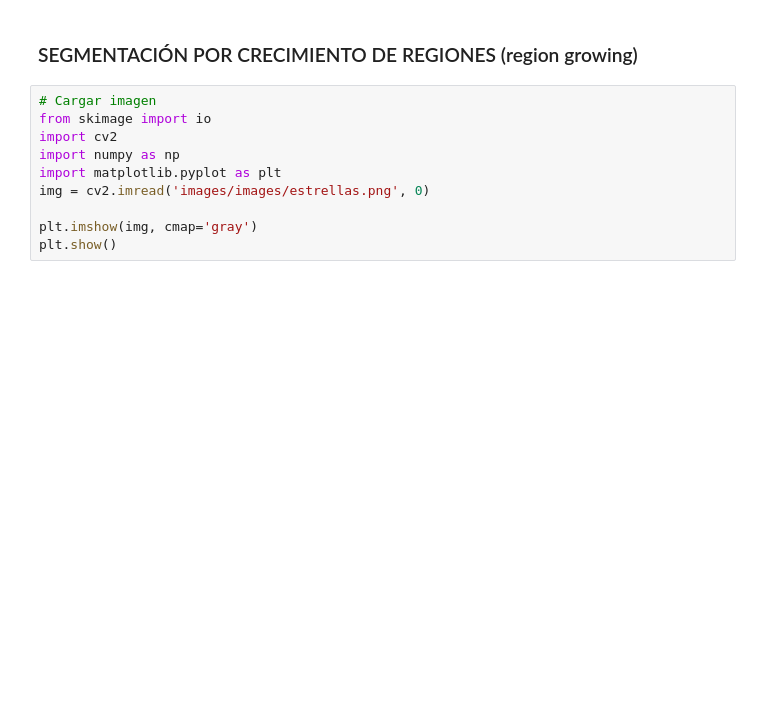
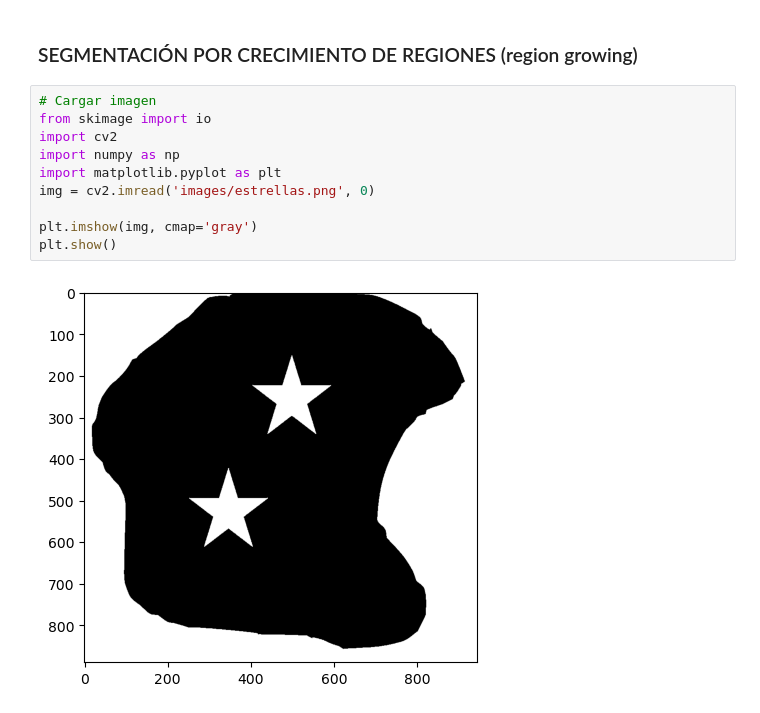
Before and after one commit to tiven29/Fundamentos_Machine_Learning, a Jupyter notebook: 3_2_3_Image_segmentation.ipynb, the cells around one changed output. Saved outputs shown, nothing was run; the diff lists cells and outputs as text; blank space fills up the shorter version.

```diff
--- a/3_2_3_Image_segmentation.ipynb
+++ b/3_2_3_Image_segmentation.ipynb
@@ -187,13 +203,15 @@ plt.show()
 # %%
 # Cargar imagen
 from skimage import io
 import cv2
 import numpy as np
 import matplotlib.pyplot as plt
-img = cv2.imread('images/images/estrellas.png', 0)
+img = cv2.imread('images/estrellas.png', 0)
 
 plt.imshow(img, cmap='gray')
 plt.show()
+# %% [output]
+[figure, added]
 # %%
 # Crear una copia de la imagen
 mask = img.copy()
```
Also changed, not shown: parts of 8 cells of this notebook, 31 other files.
